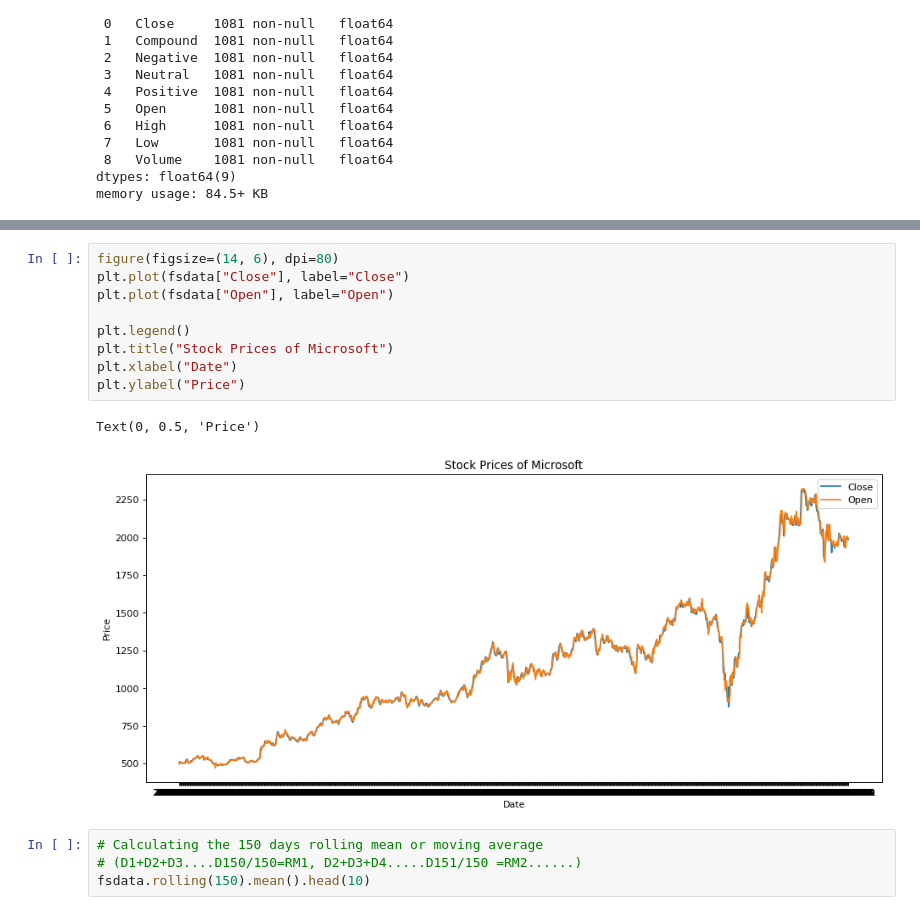
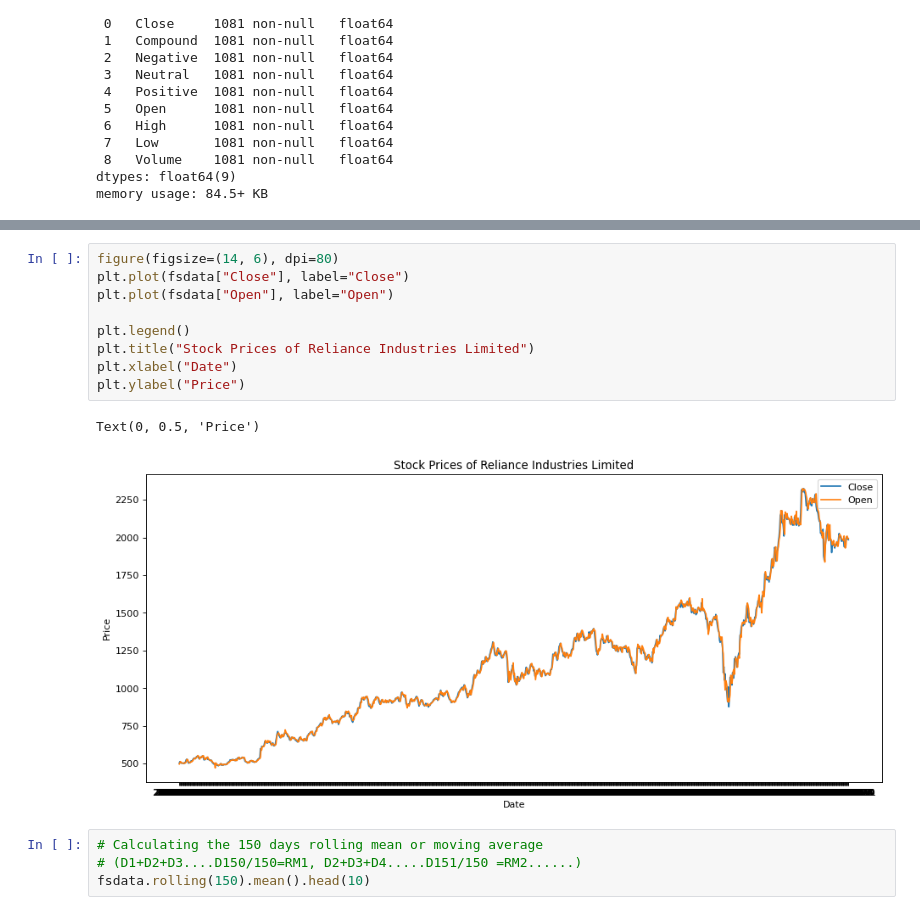
Before and after one commit to mtariquekhan11/TSF-GRIP-DSBA-Internship-final, a Jupyter notebook: Task 7 - Stock Market Prediction using Numerical and Textual Analysis.ipynb, the cells around one changed output, grey strips where cells are left out. Cells and saved outputs as stored; diff of their text form.

```diff
--- a/Task 7 - Stock Market Prediction using Numerical and Textual Analysis.ipynb
+++ b/Task 7 - Stock Market Prediction using Numerical and Textual Analysis.ipynb
@@ -411,15 +411,15 @@ fsdata.describe()
 # %%
 figure(figsize=(14, 6), dpi=80)
 plt.plot(fsdata["Close"], label="Close")
 plt.plot(fsdata["Open"], label="Open")
 
 plt.legend()
-plt.title("Stock Prices of Microsoft")
+plt.title("Stock Prices of Reliance Industries Limited")
 plt.xlabel("Date")
 plt.ylabel("Price")
 # %% [output]
 Text(0, 0.5, 'Price')
-[figure, old version]
+[figure, new version]
 # %%
 # Calculating the 150 days rolling mean or moving average
 # (D1+D2+D3....D150/150=RM1, D2+D3+D4.....D151/150 =RM2......)
```
Also changed, not shown: parts of 15 cells of this notebook, 1 other file.
